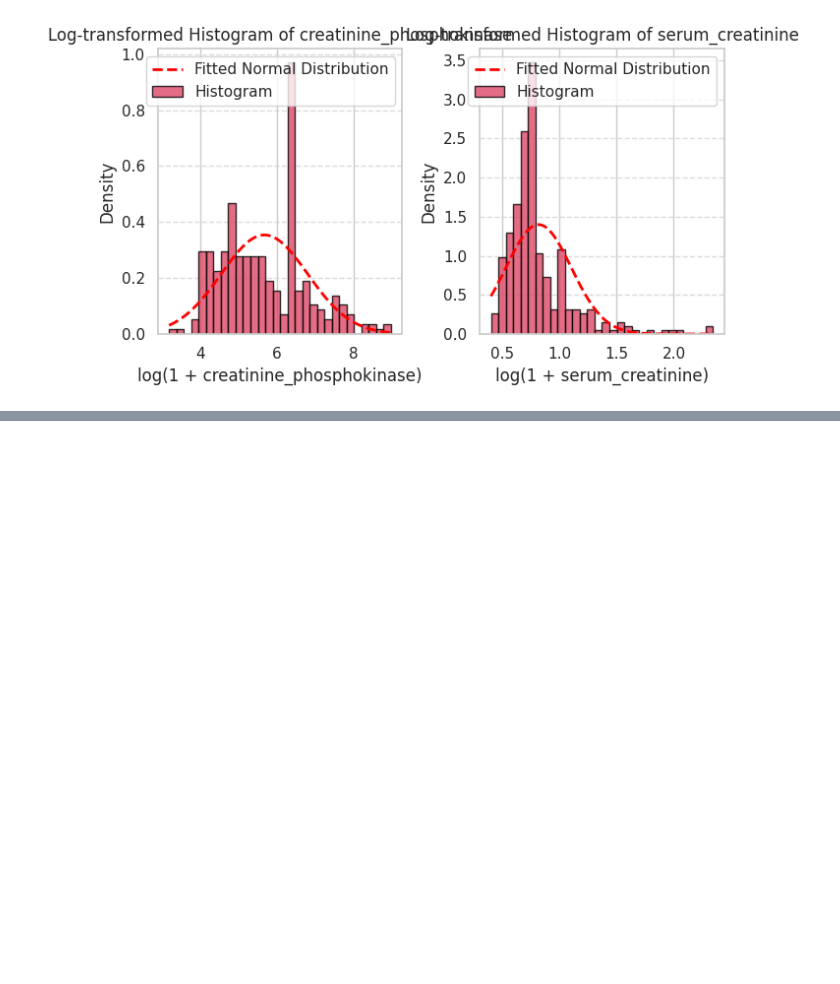
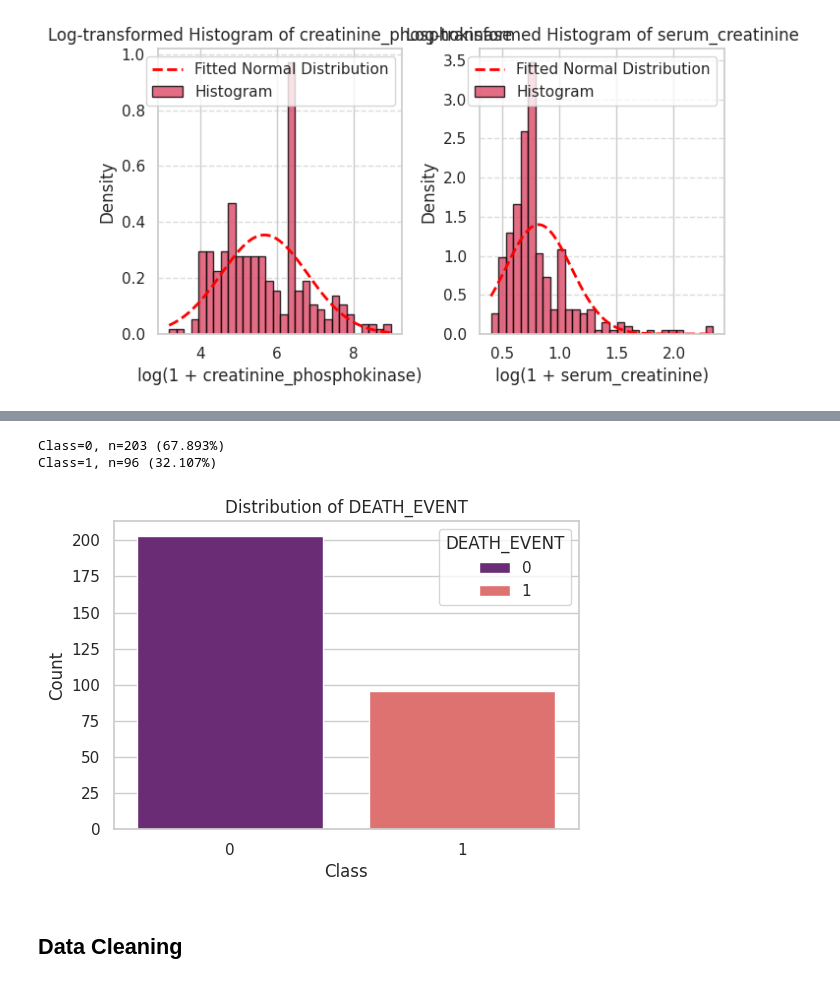
Before and after one commit to pr4sad/Machine-Learning, a Jupyter notebook: Mini Project/MiniProject.ipynb, the cells around one changed output, grey strips where cells are left out. Drawn from its saved outputs; the diff is of its cells as text; code cells hidden in the pictures; blank space fills up the shorter version.

```diff
--- a/Mini Project/MiniProject.ipynb
+++ b/Mini Project/MiniProject.ipynb
@@ -189,0 +206,8 @@ NameError: name 'raw_data_nonbinary' is not defined
+# %%
+plot_class_distribution(raw_data['DEATH_EVENT'], 'DEATH_EVENT')
+# %% [output]
+Class=0, n=203 (67.893%)
+Class=1, n=96 (32.107%)
+[figure, added]
+# %% [markdown]
+## **Data Cleaning**
```
Also changed, not shown: parts of 13 cells of this notebook.
